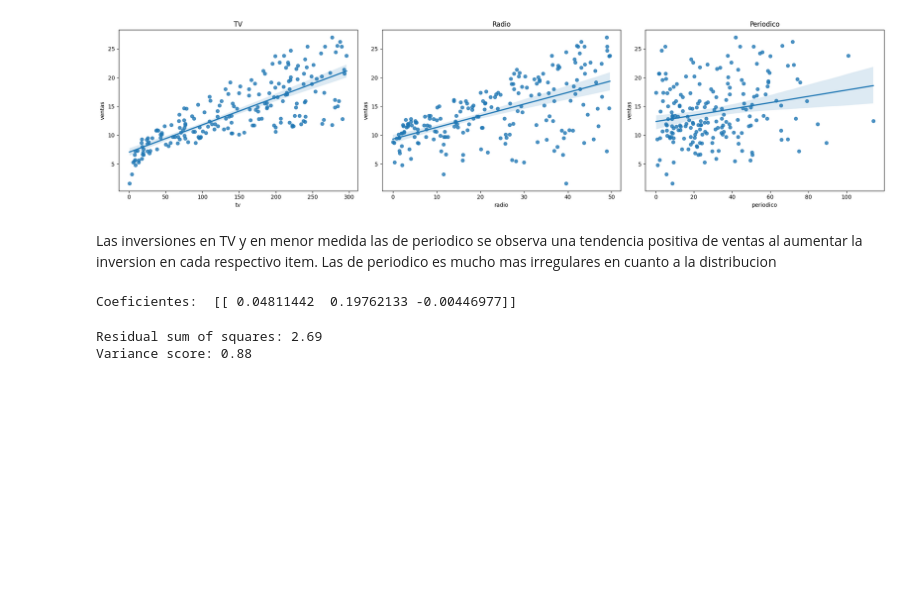
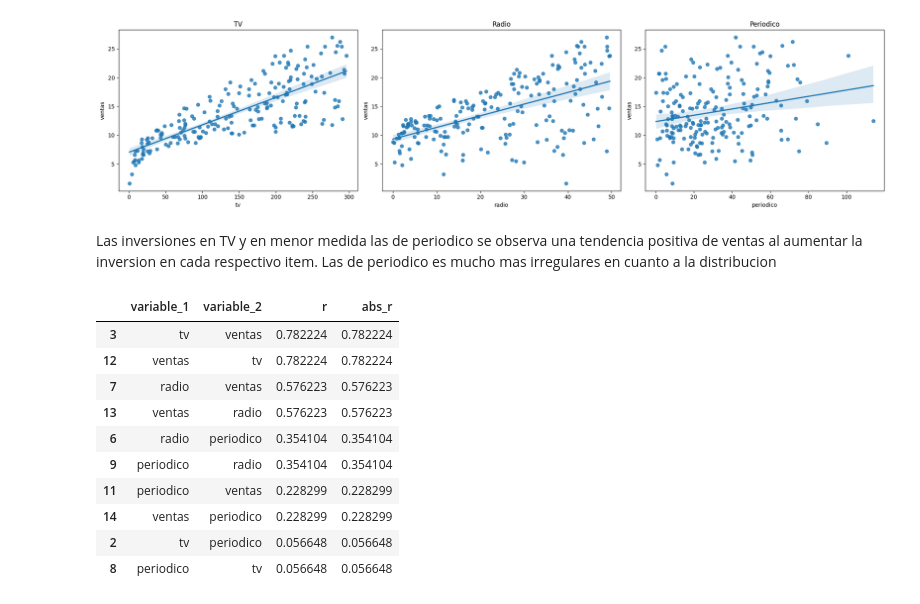
Before and after one commit to saert3311/ciencia-datos-aspasia, a Jupyter notebook: M5/ejercicio3.ipynb, the cells around one changed output. Saved outputs shown, nothing was run; the diff lists cells and outputs as text; code cells hidden in the pictures; blank space fills up the shorter version.

```diff
--- a/M5/ejercicio3.ipynb
+++ b/M5/ejercicio3.ipynb
@@ -161,29 +176,35 @@ plt.show()
 [figure]
 # %% [markdown]
 Las inversiones en TV y en menor medida las de periodico se observa una tendencia positiva de ventas al aumentar la inversion en cada respectivo item. Las de periodico es mucho mas irregulares en cuanto a la distribucion
-# %%
-#division de datos
-msk = np.random.rand(len(df)) < 0.7
-train = df[msk]
-test = df[~msk]
-
-regr = linear_model.LinearRegression()
-x = np.asanyarray(train[['tv','radio','periodico']])
-y = np.asanyarray(train[['ventas']])
-regr.fit (x, y)
-# The coefficients
-print ('Coeficientes: ', regr.coef_)
-# %% [output]
-Coeficientes:  [[ 0.04811442  0.19762133 -0.00446977]]
-# %%
-y_hat= regr.predict(test[['tv','radio','periodico']])
-x = np.asanyarray(test[['tv','radio','periodico']])
-y = np.asanyarray(test[['ventas']])
-print("Residual sum of squares: %.2f"
-      % np.mean((y_hat - y) ** 2))
-
-# Explained variance score: 1 is perfect prediction
-print('Variance score: %.2f' % regr.score(x, y))
-# %% [output]
-Residual sum of squares: 2.69
-Variance score: 0.88
+# %%
+# Correlación entre columnas numéricas
+# ==============================================================================
+
+def tidy_corr_matrix(corr_mat):
+    '''
+    Función para convertir una matriz de correlación de pandas en formato tidy
+    '''
+    corr_mat = corr_mat.stack().reset_index()
+    corr_mat.columns = ['variable_1','variable_2','r']
+    corr_mat = corr_mat.loc[corr_mat['variable_1'] != corr_mat['variable_2'], :]
+    corr_mat['abs_r'] = np.abs(corr_mat['r'])
+    corr_mat = corr_mat.sort_values('abs_r', ascending=False)
+
+    return(corr_mat)
+
+
+
+corr_matrix = df.select_dtypes(include=['float64', 'int']).corr(method='pearson')
+tidy_corr_matrix(corr_matrix).head(10)
+# %% [output]
+|  | variable_1 | variable_2 | r | abs_r |
+| 3 | tv | ventas | 0.782224 | 0.782224 |
+| 12 | ventas | tv | 0.782224 | 0.782224 |
+| 7 | radio | ventas | 0.576223 | 0.576223 |
+| 13 | ventas | radio | 0.576223 | 0.576223 |
+| 6 | radio | periodico | 0.354104 | 0.354104 |
+| 9 | periodico | radio | 0.354104 | 0.354104 |
+| 11 | periodico | ventas | 0.228299 | 0.228299 |
+| 14 | ventas | periodico | 0.228299 | 0.228299 |
+| 2 | tv | periodico | 0.056648 | 0.056648 |
+| 8 | periodico | tv | 0.056648 | 0.056648 |
```
Also changed, not shown: parts of 11 cells of this notebook.
